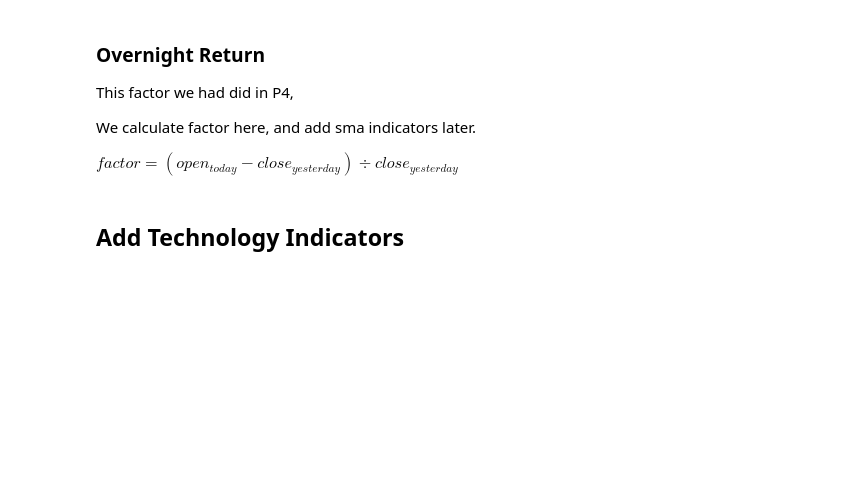
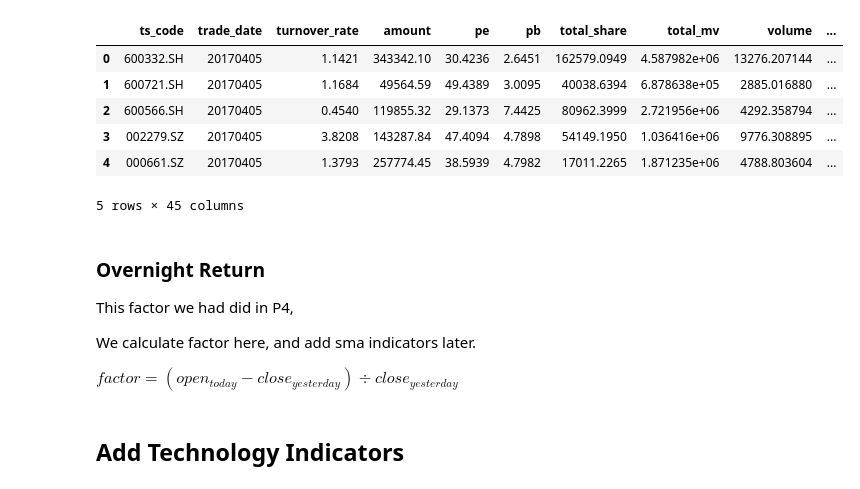
Before and after one commit to JiaRuiming-1/AI-Trading, a Jupyter notebook: P7_Backtesting/Factor_Process_and_Evaluate.ipynb, the cells around one changed output. Cells and saved outputs as stored; diff of their text form; code cells hidden in the pictures; blank space fills up the shorter version.

```diff
--- a/P7_Backtesting/Factor_Process_and_Evaluate.ipynb
+++ b/P7_Backtesting/Factor_Process_and_Evaluate.ipynb
@@ -19,15 +18,21 @@ plt.rcParams['figure.figsize'] = [10, 6]
 import warnings
 warnings.filterwarnings('ignore')
 # %%
-#universe_raw = pd.read_csv('raw_20170103_20230317.csv').iloc[:,1:]
-#fundamental_df = pd.read_csv('fundamental_20170103_20230317.csv').iloc[:,1:]
-universe_raw = pd.read_csv('tmp.csv').iloc[:,1:]
+universe_raw = pd.read_csv('all_20170405_20230317.csv')
+fundamental_df = pd.read_csv('fundamental_20170405_20230317.csv').iloc[:,1:]
+#universe_raw = pd.read_csv('tmp.csv').iloc[:,1:]
 # %%
+universe = universe_raw.copy(deep=True)
+# reset pe is null to 1.e3
+universe_raw['pe'] = np.where(universe_raw['pe'].isnull(), 1.*1e3, universe_raw['pe'])
+# fill pb null with a large value
+universe_raw['pb'] = np.where(universe_raw['pb'].isnull(), 1.*1e2, universe_raw['pb'])
 # fill null to 0
-universe = universe_raw.copy(deep=True)
-universe['pb'] = np.where(universe_raw['pb'].isnull(), 100., universe_raw['pb'])
 universe['dt_eps'] = np.where(universe['dt_eps'].isnull(), 0., universe['dt_eps'])
 universe['dt_eps_yoy'] = np.where(universe['dt_eps_yoy'].isnull(), 0., universe['dt_eps_yoy'])
+# add volume
+universe['volume'] = universe['amount']/universe['close']
+universe = universe.drop_duplicates(['trade_date','ts_code'])
 # %% [markdown]
 ## Data Explain
   Some data columns about fundamental indicators below
@@ -42,3 +94,22 @@ universe['dt_eps_yoy'] = np.where(universe['dt_eps_yoy'].isnull(), 0., universe[
+# %%
+field = ['ts_code', 'trade_date', 'turnover_rate', 'amount', 'pe', 'pb', 'total_share', 'total_mv', 'volume',
+         'open', 'close', 'high', 'low', 'rsi_6', 'cci',
+         'name', 'industry', 'list_date', 'issue_price', 'issue_amount',
+         'type', 'type_value', 'p_change_min','p_change_max',
+         'cfps', 'revenue_ps', 'quick_ratio', 'dt_eps', 'basic_eps_yoy', 'dt_eps_yoy',
+         'bps', 'bps_yoy', 'extra_item', 'profit_dedt', 'roe_dt', 'q_dt_roe',
+         'roe_yoy', 'capital_rese_ps', 'surplus_rese_ps', 'gross_margin',
+         'interestdebt', 'ca_to_assets', 'ebt_yoy', 'or_yoy', 'equity_yoy']
+universe = universe[field]
+universe.head()
+# %% [output]
+|  | ts_code | trade_date | turnover_rate | amount | pe | pb | total_share | total_mv | volume | ... |
+| 0 | 600332.SH | 20170405 | 1.1421 | 343342.10 | 30.4236 | 2.6451 | 162579.0949 | 4.587982e+06 | 13276.207144 | ... |
+| 1 | 600721.SH | 20170405 | 1.1684 | 49564.59 | 49.4389 | 3.0095 | 40038.6394 | 6.878638e+05 | 2885.016880 | ... |
+| 2 | 600566.SH | 20170405 | 0.4540 | 119855.32 | 29.1373 | 7.4425 | 80962.3999 | 2.721956e+06 | 4292.358794 | ... |
+| 3 | 002279.SZ | 20170405 | 3.8208 | 143287.84 | 47.4094 | 4.7898 | 54149.1950 | 1.036416e+06 | 9776.308895 | ... |
+| 4 | 000661.SZ | 20170405 | 1.3793 | 257774.45 | 38.5939 | 4.7982 | 17011.2265 | 1.871235e+06 | 4788.803604 | ... |
+5 rows × 45 columns
 # %% [markdown]
 ### Overnight Return
 This factor we had did in P4,
```
Also changed, not shown: parts of 24 cells of this notebook, 2 other files.
